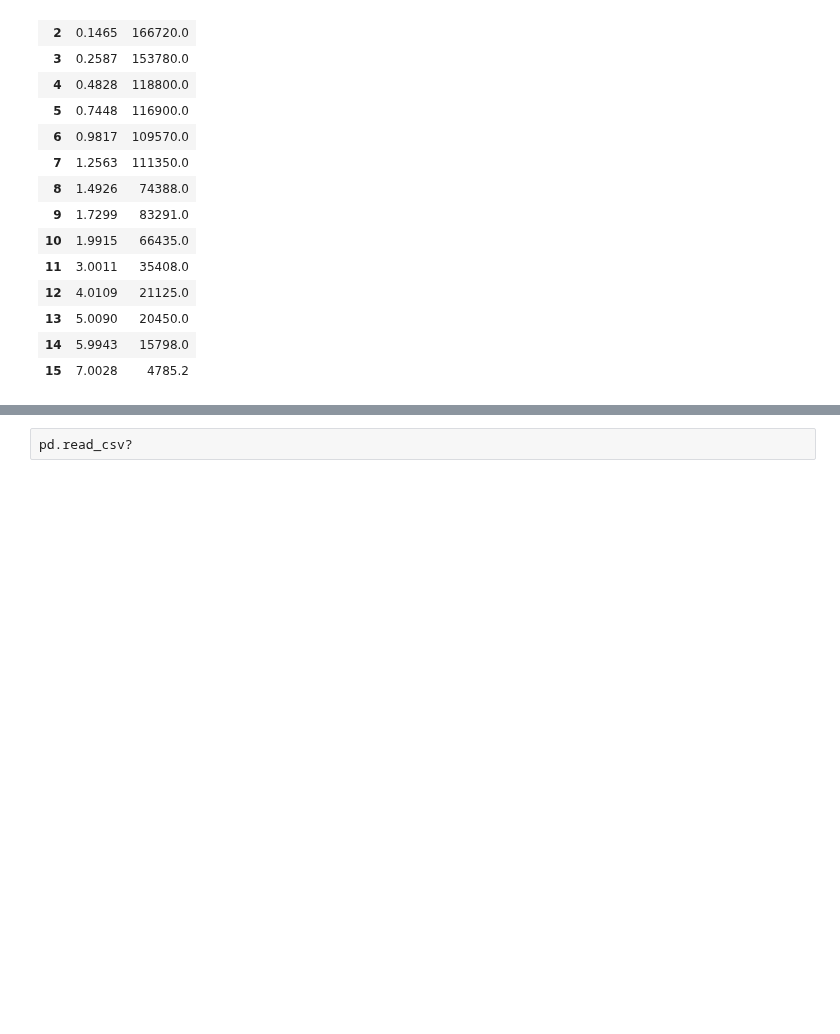
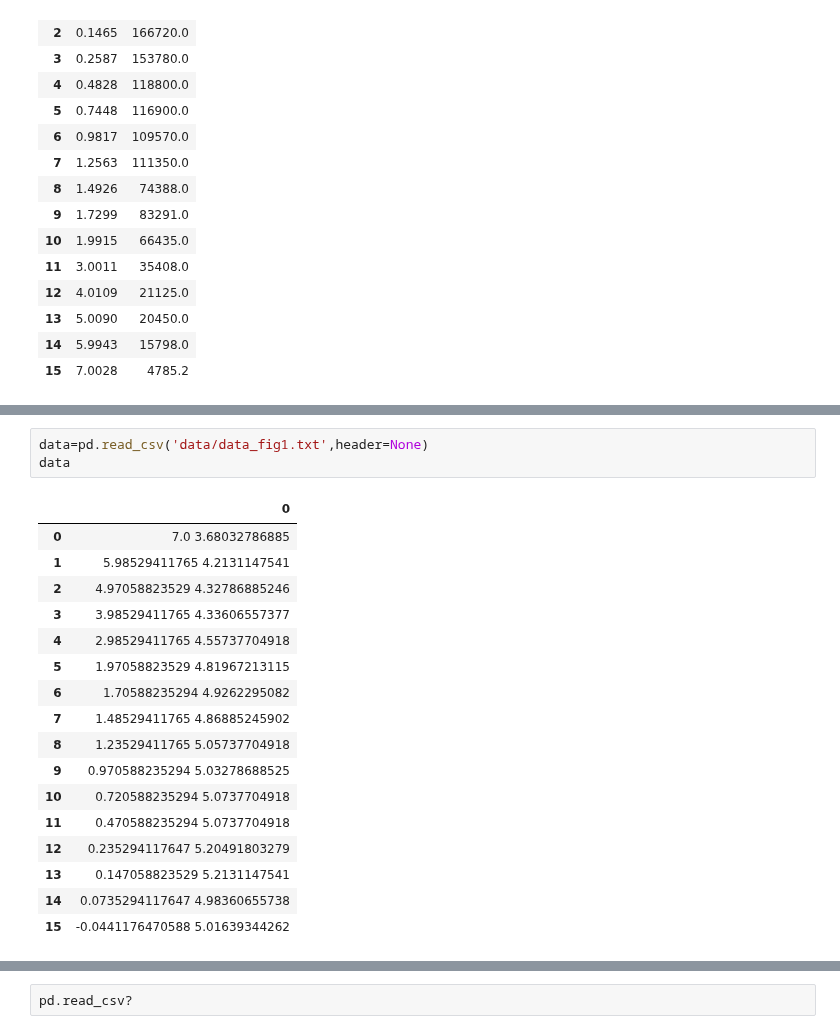
Before and after one commit to bblais/Computer-Programming-for-the-Sciences-Spring-2022, a Jupyter notebook: Sprint #3 - Parameter Fitting and Scientific Questions/2022-04-05 Class.ipynb, the cells around one changed output, grey strips where cells are left out. Saved outputs shown, nothing was run; the diff lists cells and outputs as text; blank space fills up the shorter version.

```diff
--- a/Sprint #3 - Parameter Fitting and Scientific Questions/2022-04-05 Class.ipynb
+++ b/Sprint #3 - Parameter Fitting and Scientific Questions/2022-04-05 Class.ipynb
@@ -56,0 +77,21 @@ data
+# %%
+data=pd.read_csv('data/data_fig1.txt',header=None)
+data
+# %% [output]
+|  | 0 |
+| 0 | 7.0 3.68032786885 |
+| 1 | 5.98529411765 4.2131147541 |
+| 2 | 4.97058823529 4.32786885246 |
+| 3 | 3.98529411765 4.33606557377 |
+| 4 | 2.98529411765 4.55737704918 |
+| 5 | 1.97058823529 4.81967213115 |
+| 6 | 1.70588235294 4.9262295082 |
+| 7 | 1.48529411765 4.86885245902 |
+| 8 | 1.23529411765 5.05737704918 |
+| 9 | 0.970588235294 5.03278688525 |
+| 10 | 0.720588235294 5.0737704918 |
+| 11 | 0.470588235294 5.0737704918 |
+| 12 | 0.235294117647 5.20491803279 |
+| 13 | 0.147058823529 5.2131147541 |
+| 14 | 0.0735294117647 4.98360655738 |
+| 15 | -0.0441176470588 5.01639344262 |
```
Also changed, not shown: parts of 3 cells of this notebook, 3 other files.
